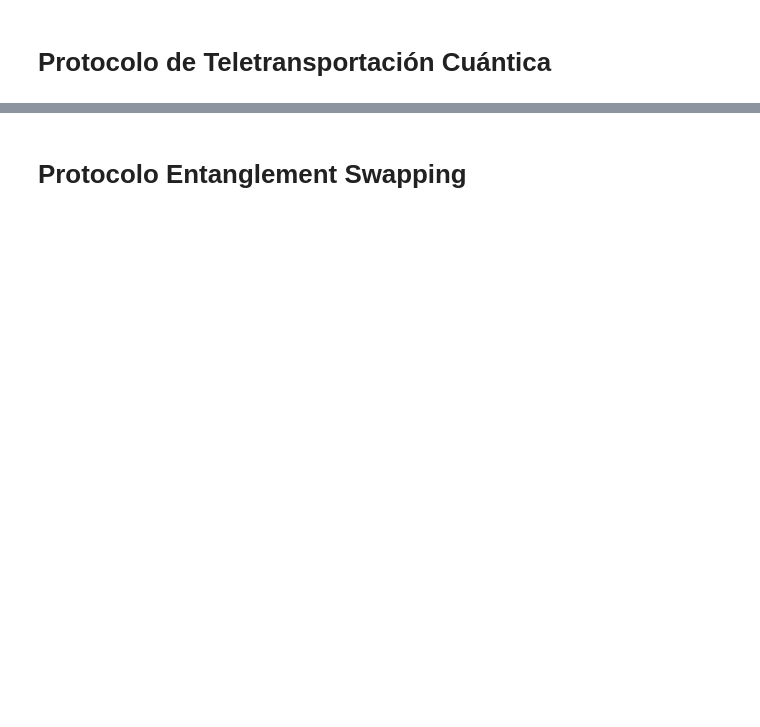
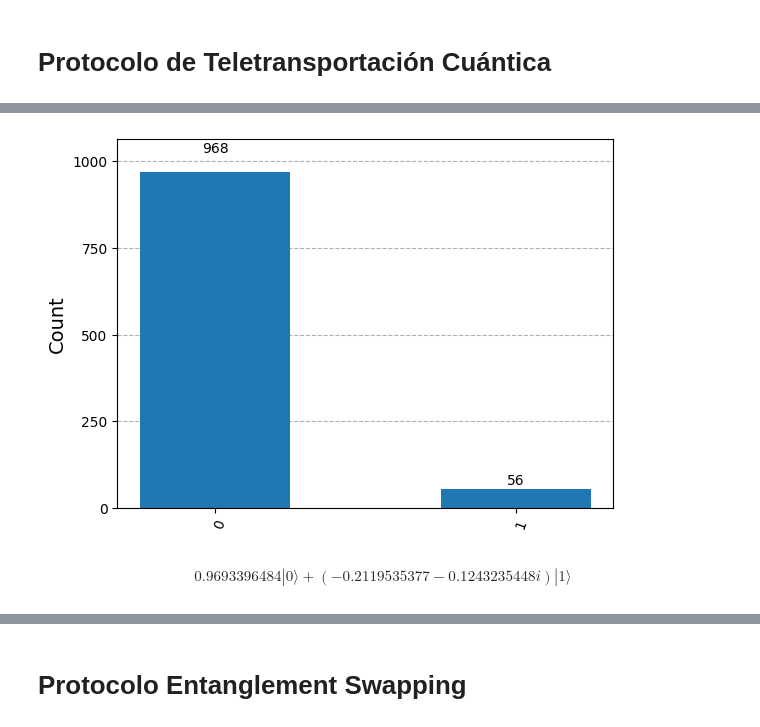
Before and after one commit to LuisMi1245/Protocolo_Swapping_QISKIT, a Jupyter notebook: Protocolo_Swapping/Swapping_Teletransporte_Estados_Werner.ipynb, the cells around one changed output, grey strips where cells are left out. Cells and saved outputs as stored; diff of their text form; code cells hidden in the pictures; blank space fills up the shorter version.

```diff
--- a/Protocolo_Swapping/Swapping_Teletransporte_Estados_Werner.ipynb
+++ b/Protocolo_Swapping/Swapping_Teletransporte_Estados_Werner.ipynb
@@ -115,0 +95,13 @@ plot_bloch_multivector(out)
+# %%
+filtered_statistics = marginal_distribution(statistics, [2])
+display(plot_histogram(filtered_statistics))
+# %% [output]
+[figure, added]
+# %%
+ket0 = Statevector([1,0])
+ket1 = Statevector([0,1])
+
+psi = ket0.evolve(random_gate)
+display(psi.draw("latex"))
+# %% [output]
+$$0.9693396484 |0\rangle+(-0.2119535377 - 0.1243235448 i) |1\rangle$$
```
Also changed, not shown: parts of 13 cells of this notebook, 20 other files.
